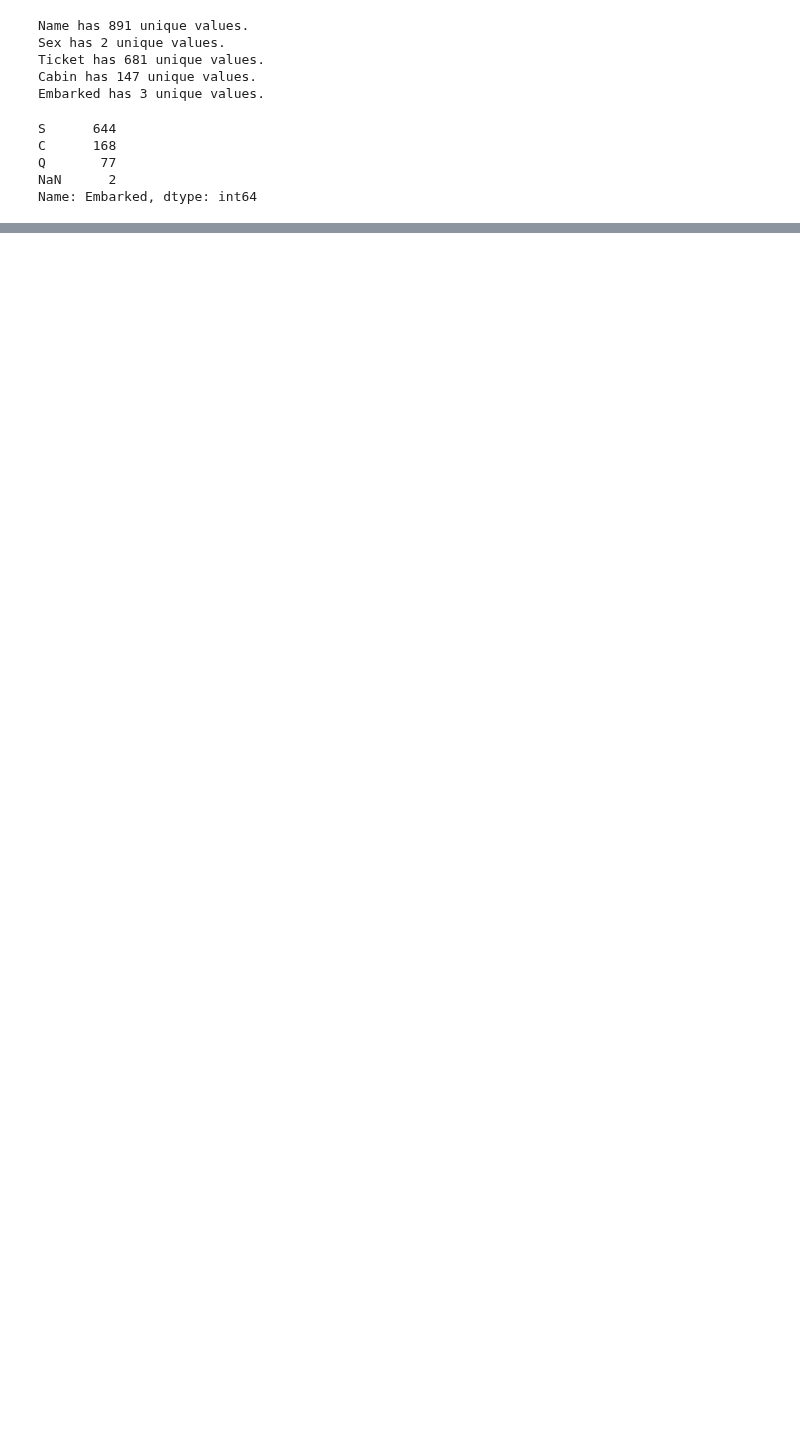
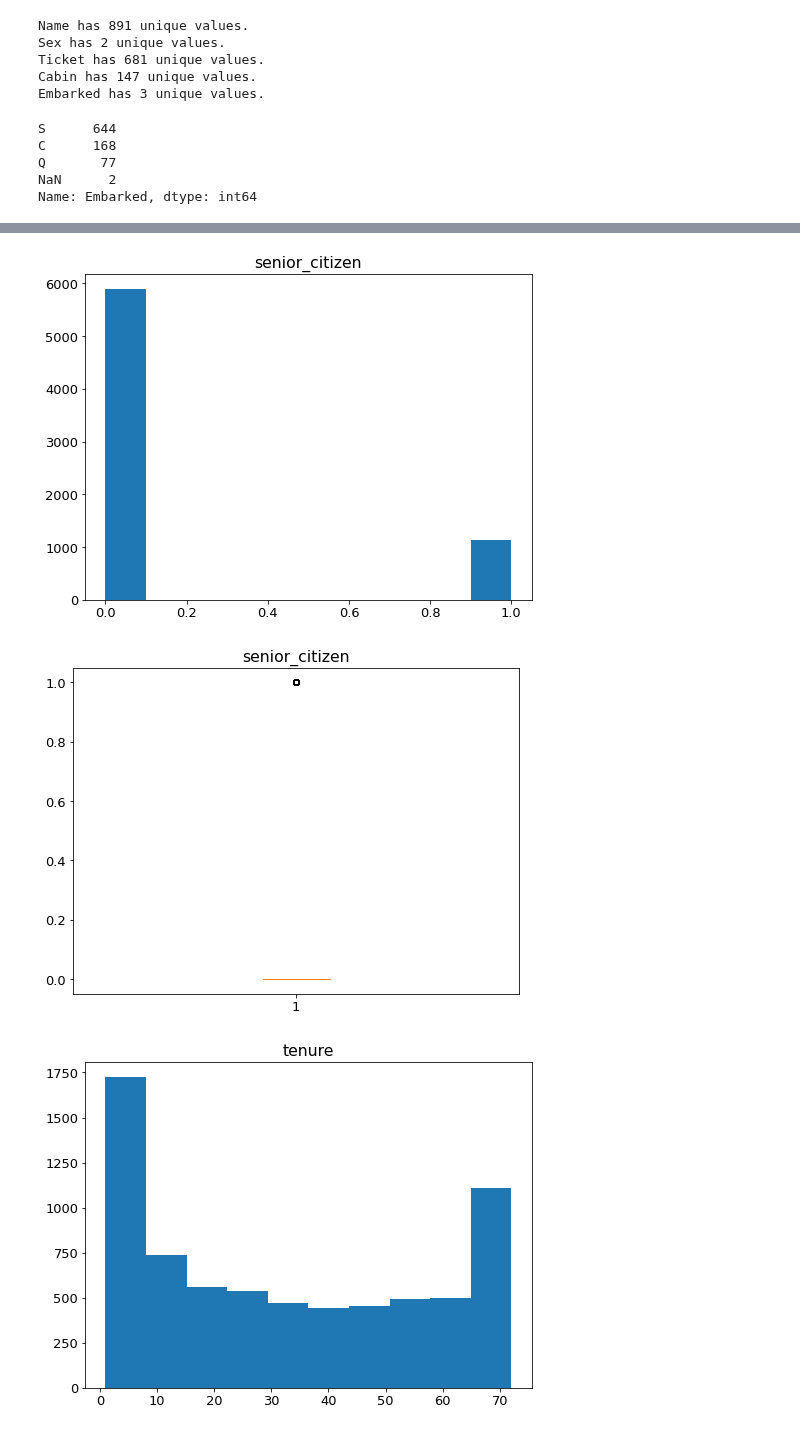
Before and after one commit to Daniel-Northcutt/classification_exercises, a Jupyter notebook: Classification_Exercises.ipynb, the cells around one changed output, grey strips where cells are left out. Cells and saved outputs as stored; diff of their text form; code cells hidden in the pictures; blank space fills up the shorter version.

```diff
--- a/Classification_Exercises.ipynb
+++ b/Classification_Exercises.ipynb
@@ -320,0 +549,2 @@ Name: Embarked, dtype: int64
+# %%
+df.drop(columns=['payment_type_id', 'internet_service_type_id', 'contract_type_id', 'customer_id'], inplace=True)
@@ -320,0 +618,4 @@ Name: Embarked, dtype: int64
+# %%
+df['total_charges'] = df['total_charges'].str.strip()
+# %%
+df = df[df.total_charges != '']
@@ -320,0 +628,3 @@ Name: Embarked, dtype: int64
+# %%
+#conver datatype
+df['total_charges'] = df.total_charges.astype(float)
@@ -320,0 +643,17 @@ Name: Embarked, dtype: int64
+# %%
+#plotting of numeric columns:
+
+num_cols = df.columns[[(df[col].dtype == 'int64') or (df[col].dtype == 'float64')
+for col in df.columns]]
+
+for col in num_cols:
+    plt.hist(df[col])
+    plt.title(col)
+    plt.show()
+    plt.boxplot(df[col])
+    plt.title(col)
+    plt.show()
+# %% [output]
+[figure, added]
+[figure, added]
+[figure, added]
```
Also changed, not shown: parts of 64 cells of this notebook.
